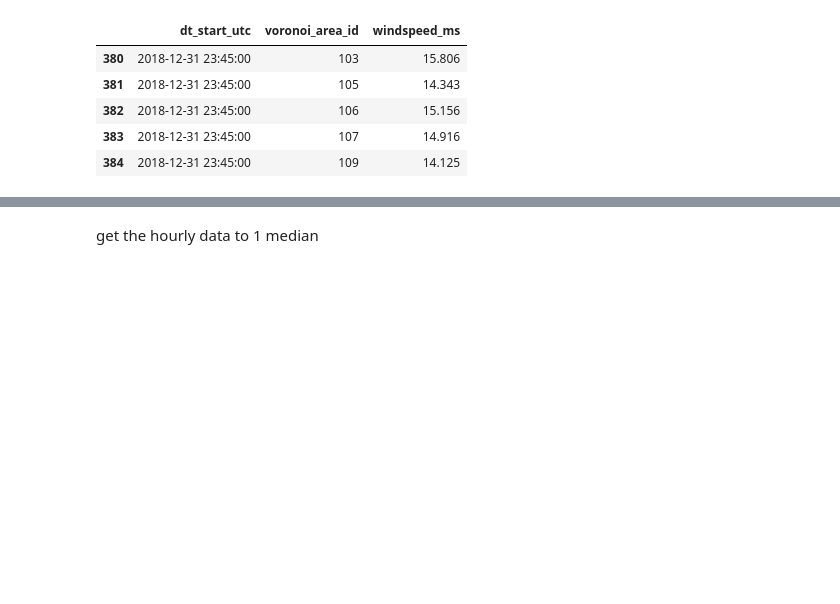
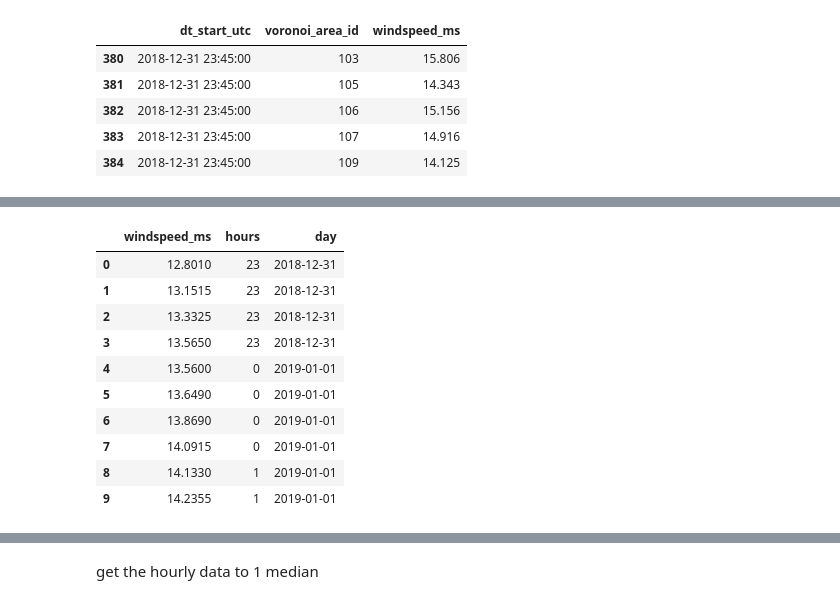
Before and after one commit to Windbenders/capstone_energy, a Jupyter notebook: notebooks/notebook_Katrin.ipynb, the cells around one changed output, grey strips where cells are left out. Drawn from its saved outputs; the diff is of its cells as text; code cells hidden in the pictures; blank space fills up the shorter version.

```diff
--- a/notebooks/notebook_Katrin.ipynb
+++ b/notebooks/notebook_Katrin.ipynb
@@ -371,0 +690,14 @@ speedy_short.tail()
+# %%
+speedy_groupby.head(10)
+# %% [output]
+|  | windspeed_ms | hours | day |
+| 0 | 12.8010 | 23 | 2018-12-31 |
+| 1 | 13.1515 | 23 | 2018-12-31 |
+| 2 | 13.3325 | 23 | 2018-12-31 |
+| 3 | 13.5650 | 23 | 2018-12-31 |
+| 4 | 13.5600 | 0 | 2019-01-01 |
+| 5 | 13.6490 | 0 | 2019-01-01 |
+| 6 | 13.8690 | 0 | 2019-01-01 |
+| 7 | 14.0915 | 0 | 2019-01-01 |
+| 8 | 14.1330 | 1 | 2019-01-01 |
+| 9 | 14.2355 | 1 | 2019-01-01 |
```
Also changed, not shown: parts of 71 cells of this notebook.
